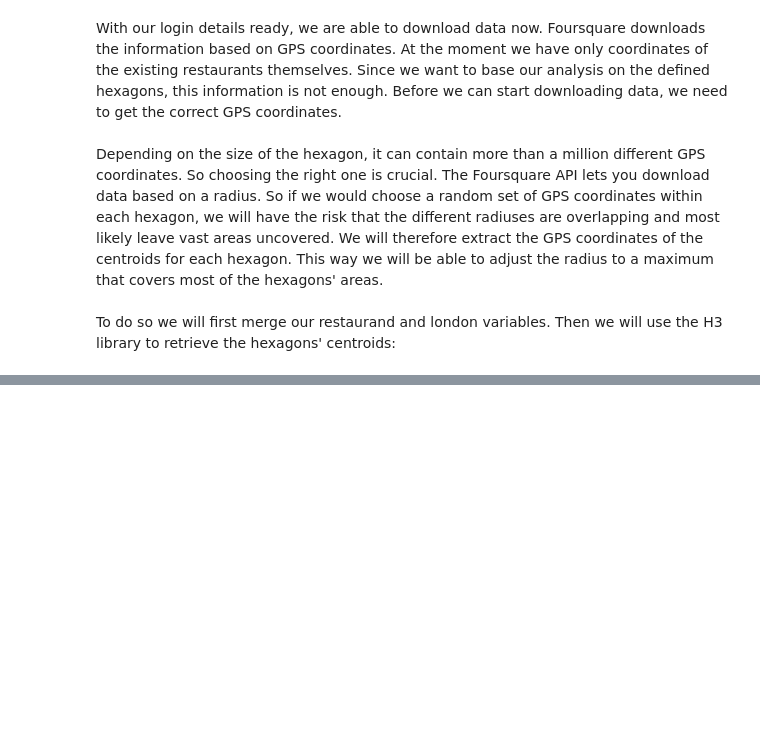
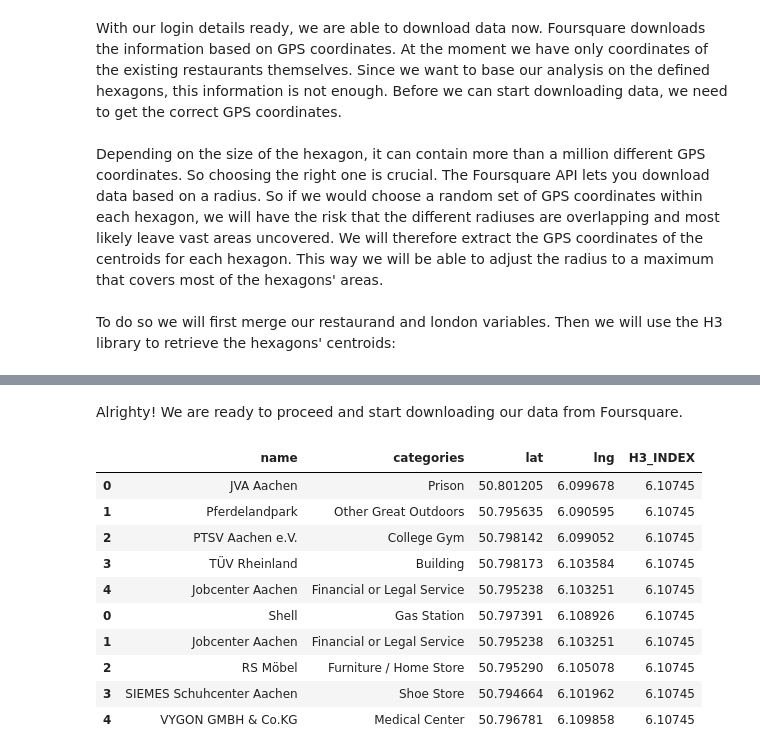
Before and after one commit to Mauricebuettgenbach/battle_of_the_neighborhoods, a Jupyter notebook: THE_BATTLE_OF_NEIHBORHOODS.ipynb, the cells around one changed output, grey strips where cells are left out. Cells and saved outputs as stored; diff of their text form; code cells hidden in the pictures; blank space fills up the shorter version.

Commit message:
Added FS download code

```diff
--- a/THE_BATTLE_OF_NEIHBORHOODS.ipynb
+++ b/THE_BATTLE_OF_NEIHBORHOODS.ipynb
@@ -695,3 +695,5 @@ venue_data.tail()
 | 18355 | NaN | NaN | NaN | NaN | NaN | 89195dad0d3ffff | ... |
 | 18356 | NaN | NaN | NaN | NaN | NaN | 89194ad648bffff | ... |
 | 18357 | NaN | NaN | NaN | NaN | NaN | 89194e6a347ffff | ... |
+# %% [markdown]
+Alrighty! We are ready to proceed and start downloading our data from Foursquare.
@@ -697,0 +760,14 @@ venue_data.tail()
+# %%
+top_nearby_venues
+# %% [output]
+|  | name | categories | lat | lng | H3_INDEX |
+| 0 | JVA Aachen | Prison | 50.801205 | 6.099678 | 6.10745 |
+| 1 | Pferdelandpark | Other Great Outdoors | 50.795635 | 6.090595 | 6.10745 |
+| 2 | PTSV Aachen e.V. | College Gym | 50.798142 | 6.099052 | 6.10745 |
+| 3 | TÜV Rheinland | Building | 50.798173 | 6.103584 | 6.10745 |
+| 4 | Jobcenter Aachen | Financial or Legal Service | 50.795238 | 6.103251 | 6.10745 |
+| 0 | Shell | Gas Station | 50.797391 | 6.108926 | 6.10745 |
+| 1 | Jobcenter Aachen | Financial or Legal Service | 50.795238 | 6.103251 | 6.10745 |
+| 2 | RS Möbel | Furniture / Home Store | 50.795290 | 6.105078 | 6.10745 |
+| 3 | SIEMES Schuhcenter Aachen | Shoe Store | 50.794664 | 6.101962 | 6.10745 |
+| 4 | VYGON GMBH & Co.KG | Medical Center | 50.796781 | 6.109858 | 6.10745 |
```
Also changed, not shown: parts of 1 cell of this notebook.
